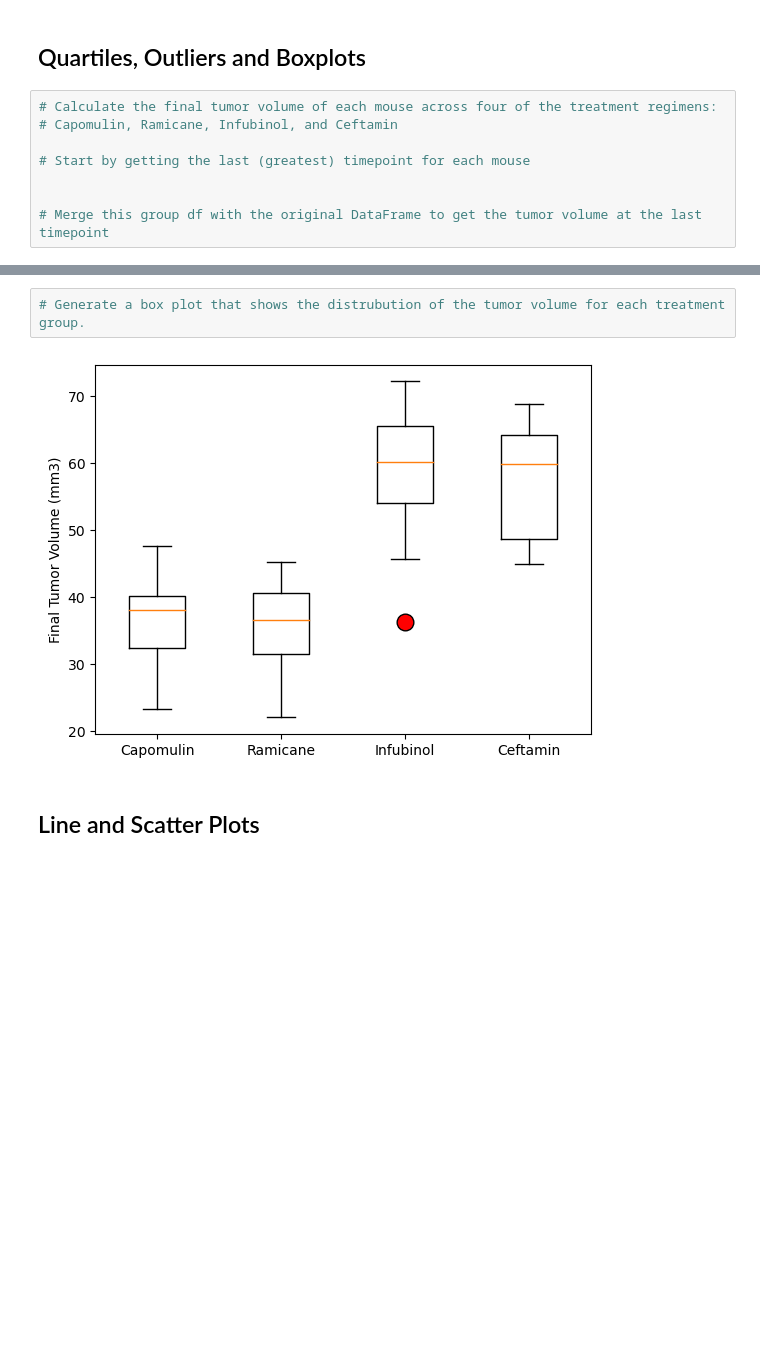
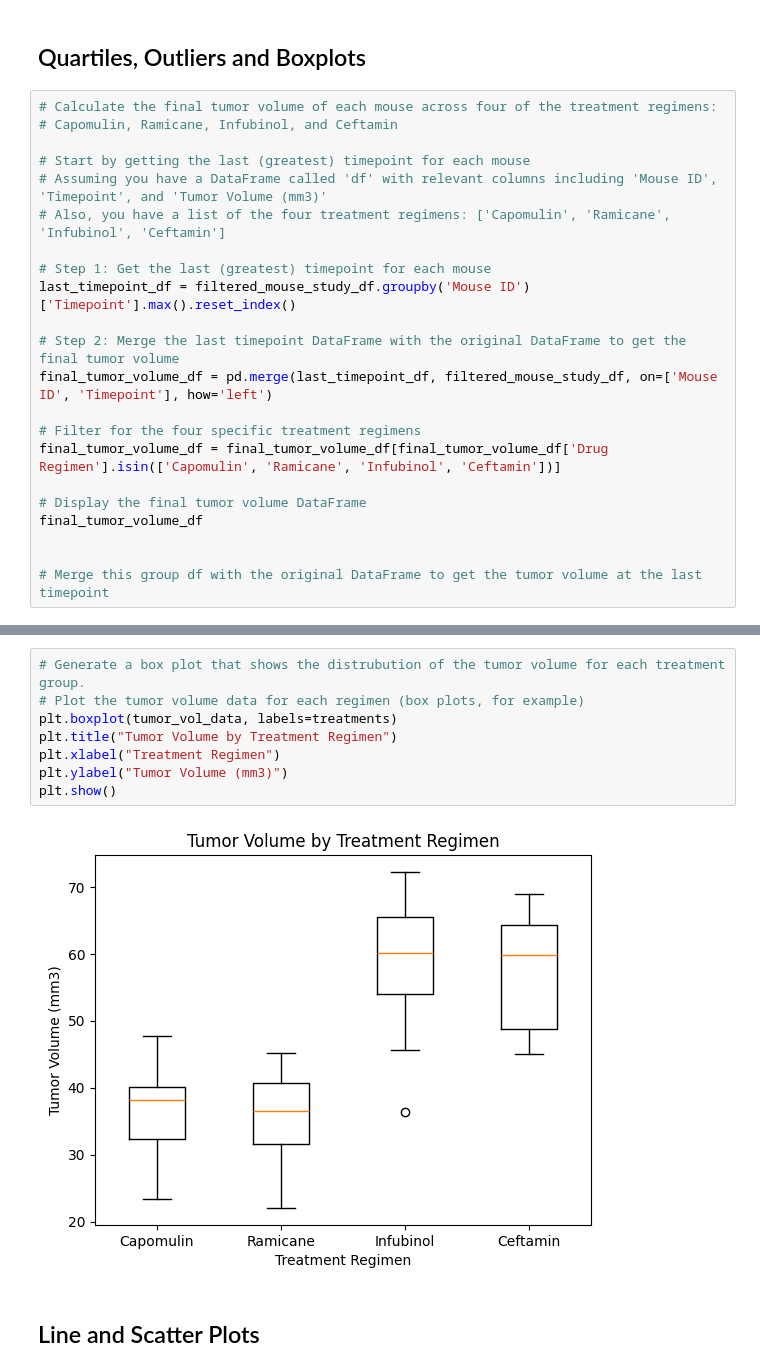
Before and after one commit to akhattaway/plot-challenge, a Jupyter notebook: Starter_Code_Module_5_Plot_Challenge/Pymaceuticals/pymaceuticals_starter.ipynb, the cells around one changed output, grey strips where cells are left out. Drawn from its saved outputs; the diff is of its cells as text; blank space fills up the shorter version.

```diff
--- a/Starter_Code_Module_5_Plot_Challenge/Pymaceuticals/pymaceuticals_starter.ipynb
+++ b/Starter_Code_Module_5_Plot_Challenge/Pymaceuticals/pymaceuticals_starter.ipynb
@@ -220,6 +271,20 @@ dtype: float64
 # Capomulin, Ramicane, Infubinol, and Ceftamin
 
 # Start by getting the last (greatest) timepoint for each mouse
+# Assuming you have a DataFrame called 'df' with relevant columns including 'Mouse ID', 'Timepoint', and 'Tumor Volume (mm3)'
+# Also, you have a list of the four treatment regimens: ['Capomulin', 'Ramicane', 'Infubinol', 'Ceftamin']
+
+# Step 1: Get the last (greatest) timepoint for each mouse
+last_timepoint_df = filtered_mouse_study_df.groupby('Mouse ID')['Timepoint'].max().reset_index()
+
+# Step 2: Merge the last timepoint DataFrame with the original DataFrame to get the final tumor volume
+final_tumor_volume_df = pd.merge(last_timepoint_df, filtered_mouse_study_df, on=['Mouse ID', 'Timepoint'], how='left')
+
+# Filter for the four specific treatment regimens
+final_tumor_volume_df = final_tumor_volume_df[final_tumor_volume_df['Drug Regimen'].isin(['Capomulin', 'Ramicane', 'Infubinol', 'Ceftamin'])]
+
+# Display the final tumor volume DataFrame
+final_tumor_volume_df
 
 
 # Merge this group df with the original DataFrame to get the tumor volume at the last timepoint
@@ -249,6 +379,12 @@ Ceftamin's potential outliers: Series([], Name: Tumor Volume (mm3), dtype: float
 # %%
 # Generate a box plot that shows the distrubution of the tumor volume for each treatment group.
+# Plot the tumor volume data for each regimen (box plots, for example)
+plt.boxplot(tumor_vol_data, labels=treatments)
+plt.title("Tumor Volume by Treatment Regimen")
+plt.xlabel("Treatment Regimen")
+plt.ylabel("Tumor Volume (mm3)")
+plt.show()
 # %% [output]
-[figure, old version]
+[figure, new version]
 # %% [markdown]
 ## Line and Scatter Plots
```
Also changed, not shown: parts of 17 cells of this notebook, 2 other files.
